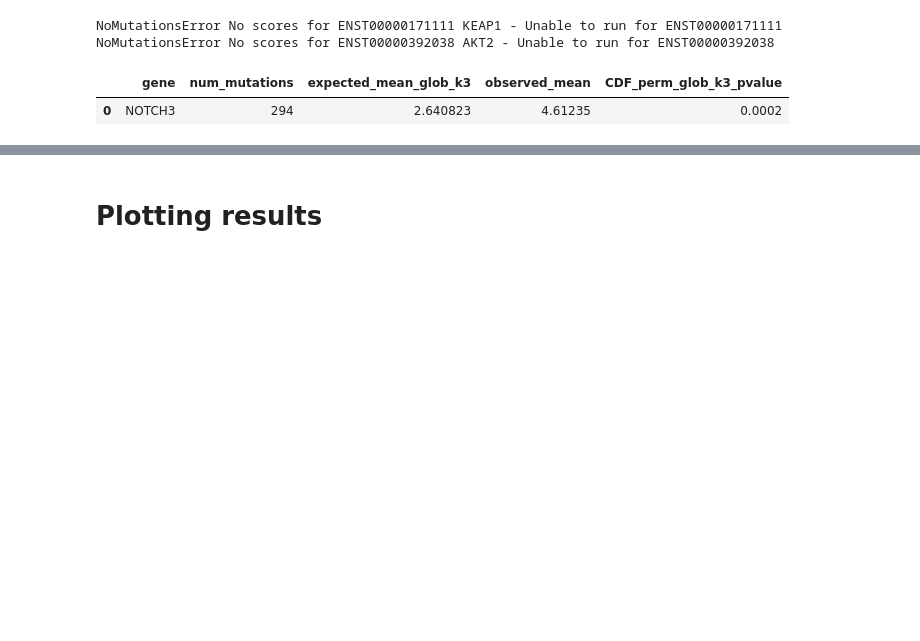
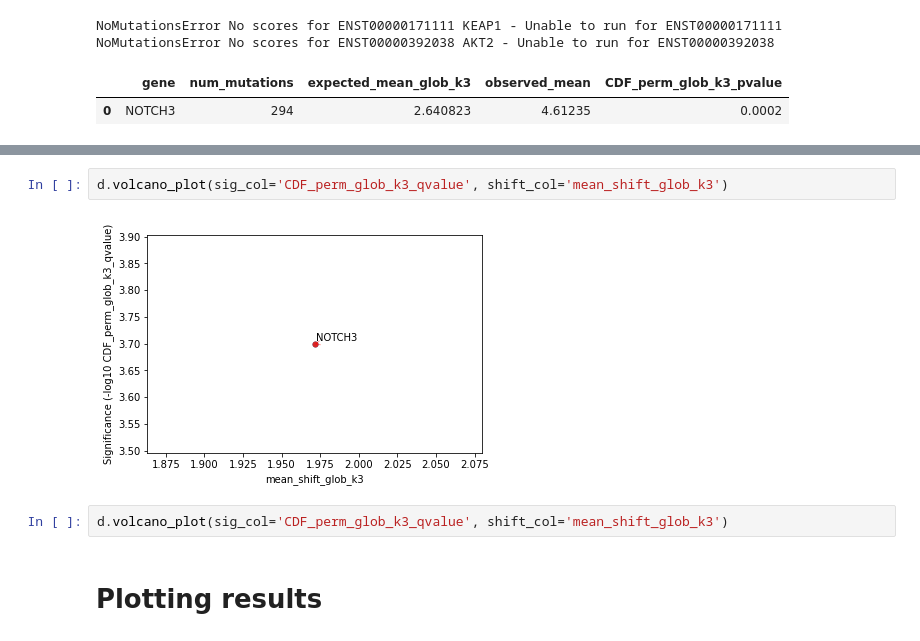
Before and after one commit to michaelhall28/darwinian_shift, a Jupyter notebook: Tutorial.ipynb, the cells around one changed output, grey strips where cells are left out. Drawn from its saved outputs; the diff is of its cells as text; blank space fills up the shorter version.

```diff
--- a/Tutorial.ipynb
+++ b/Tutorial.ipynb
@@ -340,3 +362,9 @@ NoMutationsError No scores for ENST00000392038 AKT2 - Unable to run for ENST0000
+# %%
+d.volcano_plot(sig_col='CDF_perm_glob_k3_qvalue', shift_col='mean_shift_glob_k3')
+# %% [output]
+[figure, added]
+# %%
+d.volcano_plot(sig_col='CDF_perm_glob_k3_qvalue', shift_col='mean_shift_glob_k3')
 # %% [markdown]
 # Plotting results
 # %%
```
Also changed, not shown: parts of 3 cells of this notebook, 1 other file.
